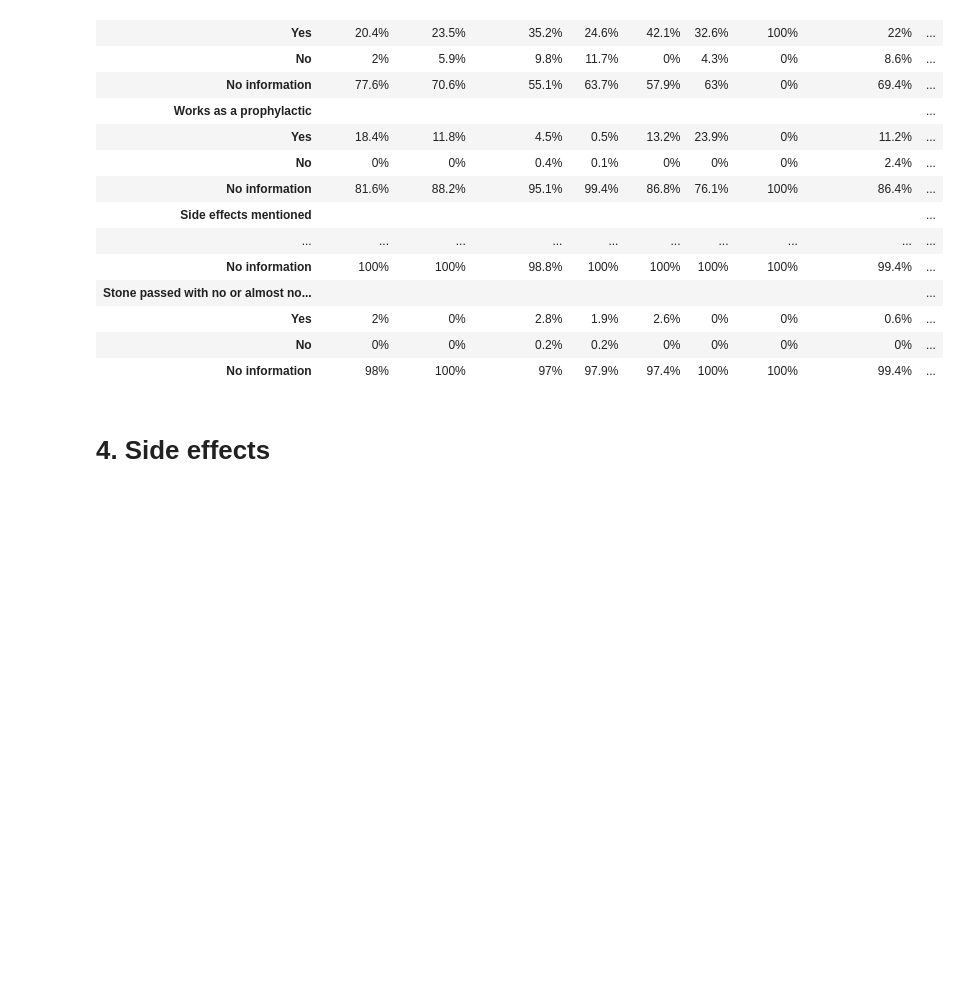
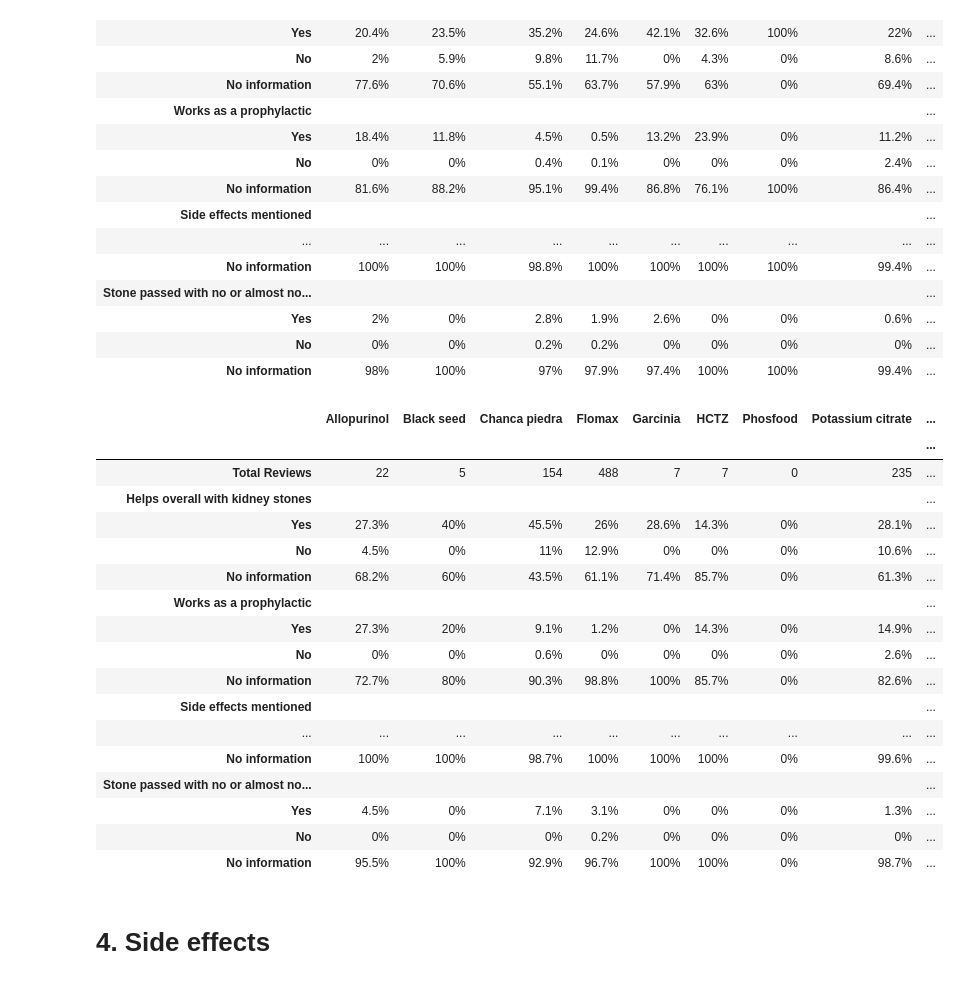
Before and after one commit to aph-research/chanca-piedra, a Jupyter notebook: chanca-piedra-analysis.ipynb, the cells around one changed output. Saved outputs shown, nothing was run; the diff lists cells and outputs as text; code cells hidden in the pictures; blank space fills up the shorter version.

Commit message:
Added toggle switch for tables
To show high quality reviews only

```diff
--- a/chanca-piedra-analysis.ipynb
+++ b/chanca-piedra-analysis.ipynb
@@ -476,6 +483,37 @@ display_df.to_html(figfolder + tablename + ".html")
 | Yes | 2% | 0% | 2.8% | 1.9% | 2.6% | 0% | 0% | 0.6% | ... |
 | No | 0% | 0% | 0.2% | 0.2% | 0% | 0% | 0% | 0% | ... |
 | No information | 98% | 100% | 97% | 97.9% | 97.4% | 100% | 100% | 99.4% | ... |
+# %%
+# Generate and display high-quality statistics
+display_df = calculate_stats(
+    dfr,
+    columns_to_analyze,
+    medicines_to_exclude=reddit_medicines_to_exclude,
+    medicine_mapping=reddit_medicine_mapping,
+    high_quality_reviews_only=True
+)
+display(style_dataframe(display_df))
+tablename = "reddit-table-full-analysis-high-quality"
+display_df.to_html(figfolder + tablename + ".html")
+# %% [output]
+|  | Allopurinol | Black seed | Chanca piedra | Flomax | Garcinia | HCTZ | Phosfood | Potassium citrate | ... |
+|  |  |  |  |  |  |  |  |  | ... |
+| Total Reviews | 22 | 5 | 154 | 488 | 7 | 7 | 0 | 235 | ... |
+| Helps overall with kidney stones |  |  |  |  |  |  |  |  | ... |
+| Yes | 27.3% | 40% | 45.5% | 26% | 28.6% | 14.3% | 0% | 28.1% | ... |
+| No | 4.5% | 0% | 11% | 12.9% | 0% | 0% | 0% | 10.6% | ... |
+| No information | 68.2% | 60% | 43.5% | 61.1% | 71.4% | 85.7% | 0% | 61.3% | ... |
+| Works as a prophylactic |  |  |  |  |  |  |  |  | ... |
+| Yes | 27.3% | 20% | 9.1% | 1.2% | 0% | 14.3% | 0% | 14.9% | ... |
+| No | 0% | 0% | 0.6% | 0% | 0% | 0% | 0% | 2.6% | ... |
+| No information | 72.7% | 80% | 90.3% | 98.8% | 100% | 85.7% | 0% | 82.6% | ... |
+| Side effects mentioned |  |  |  |  |  |  |  |  | ... |
+| ... | ... | ... | ... | ... | ... | ... | ... | ... | ... |
+| No information | 100% | 100% | 98.7% | 100% | 100% | 100% | 0% | 99.6% | ... |
+| Stone passed with no or almost no... |  |  |  |  |  |  |  |  | ... |
+| Yes | 4.5% | 0% | 7.1% | 3.1% | 0% | 0% | 0% | 1.3% | ... |
+| No | 0% | 0% | 0% | 0.2% | 0% | 0% | 0% | 0% | ... |
+| No information | 95.5% | 100% | 92.9% | 96.7% | 100% | 100% | 0% | 98.7% | ... |
 # %% [markdown]
 # 4. Side effects
 # %%
```
Also changed, not shown: parts of 15 cells of this notebook, 6 other files.
